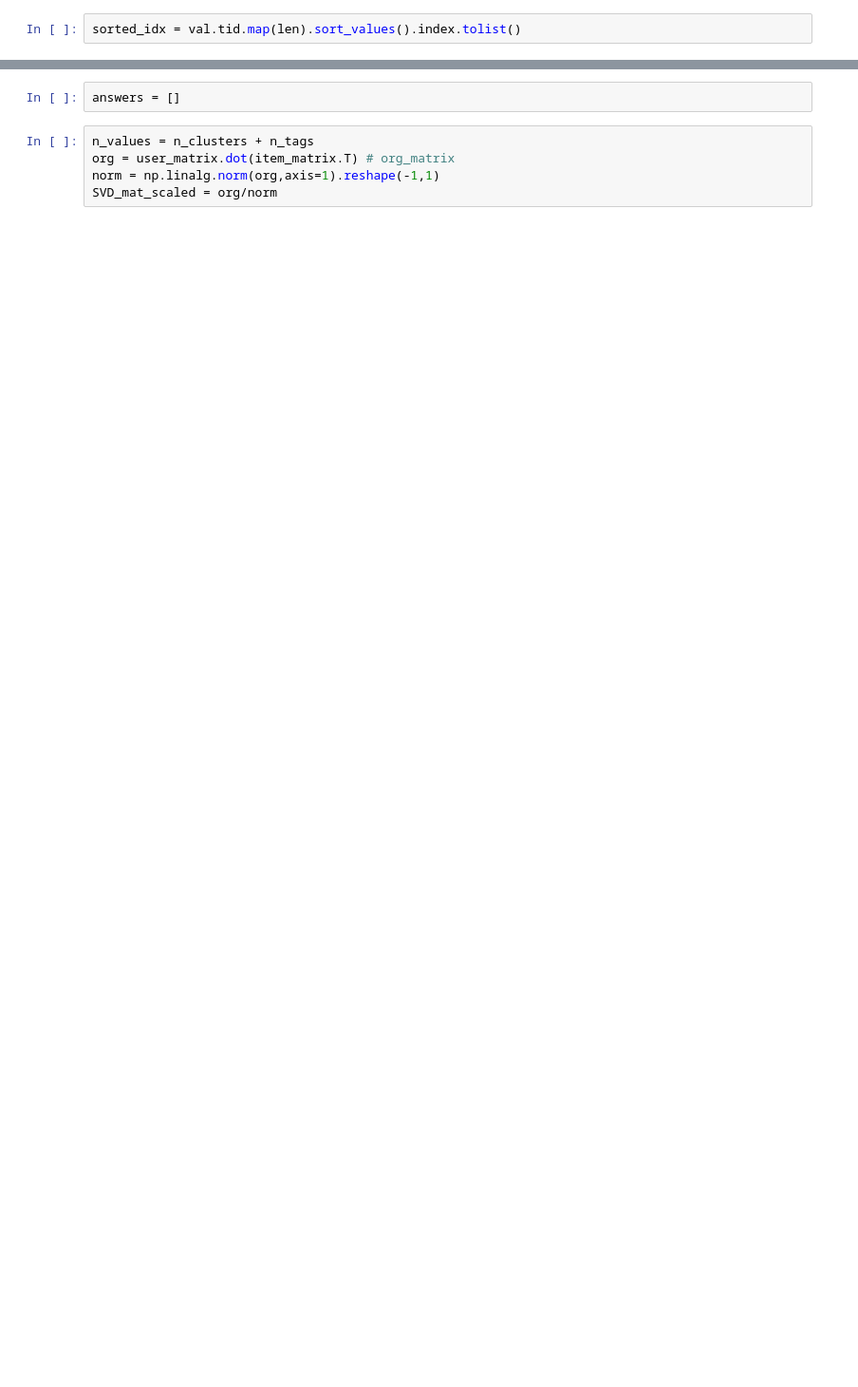
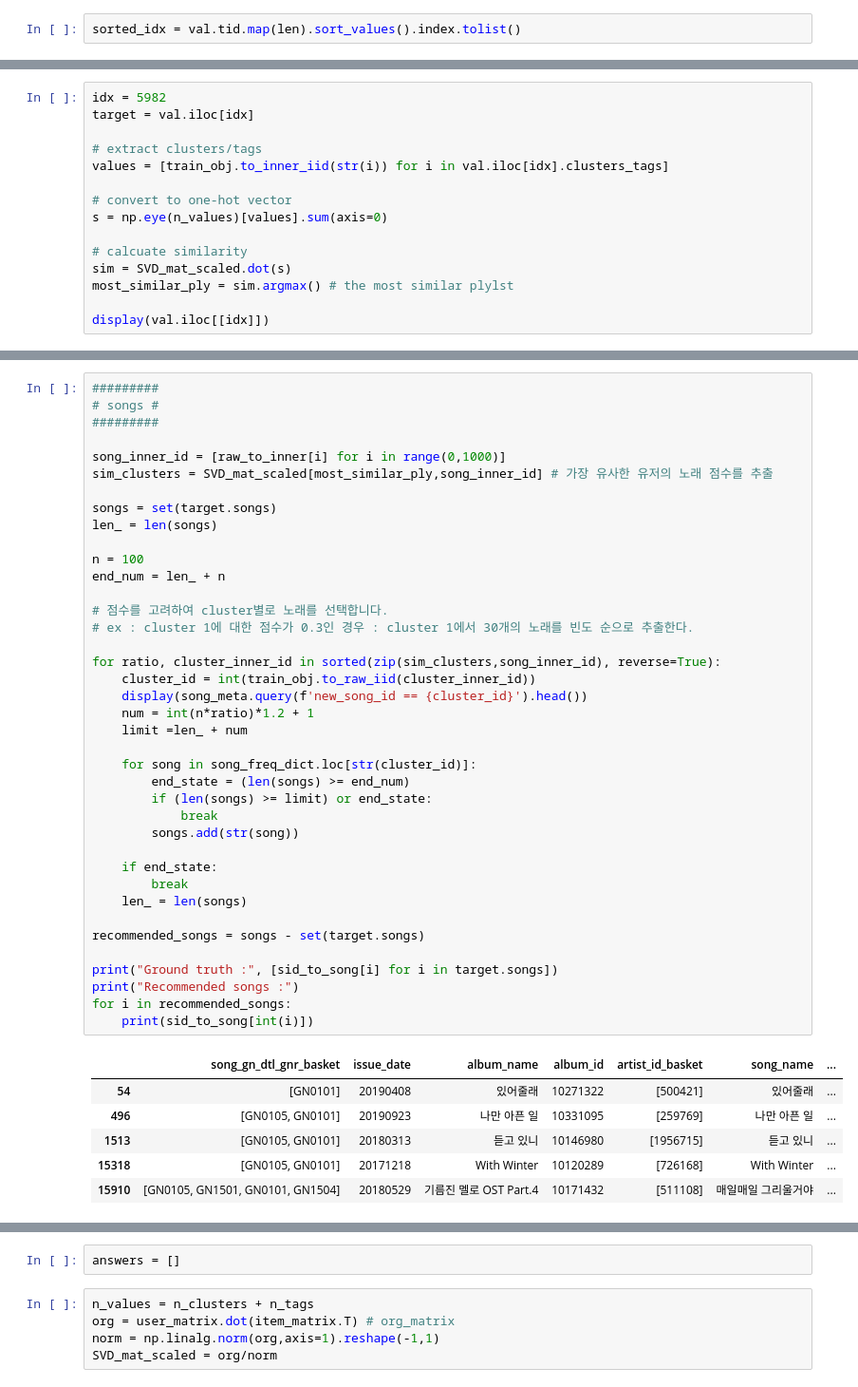
Before and after one commit to haeuuu/Alternating-LeastSquares-for-Playlist-Continuation, a Jupyter notebook: pred_validation.ipynb, the cells around one changed output, grey strips where cells are left out. Shown at 95% size. Saved outputs shown, nothing was run; the diff lists cells and outputs as text; blank space fills up the shorter version.

```diff
--- a/pred_validation.ipynb
+++ b/pred_validation.ipynb
@@ -275,0 +397,15 @@ from tqdm import tqdm
+# %%
+idx = 5982
+target = val.iloc[idx]
+
+# extract clusters/tags
+values = [train_obj.to_inner_iid(str(i)) for i in val.iloc[idx].clusters_tags]
+
+# convert to one-hot vector
+s = np.eye(n_values)[values].sum(axis=0)
+
+# calcuate similarity
+sim = SVD_mat_scaled.dot(s)
+most_similar_ply = sim.argmax() # the most similar plylst
+
+display(val.iloc[[idx]])
@@ -275,0 +421,46 @@ from tqdm import tqdm
+# %%
+#########
+# songs #
+#########
+
+song_inner_id = [raw_to_inner[i] for i in range(0,1000)]
+sim_clusters = SVD_mat_scaled[most_similar_ply,song_inner_id] # 가장 유사한 유저의 노래 점수를 추출
+
+songs = set(target.songs)
+len_ = len(songs)
+
+n = 100
+end_num = len_ + n
+
+# 점수를 고려하여 cluster별로 노래를 선택합니다.
+# ex : cluster 1에 대한 점수가 0.3인 경우 : cluster 1에서 30개의 노래를 빈도 순으로 추출한다.
+
+for ratio, cluster_inner_id in sorted(zip(sim_clusters,song_inner_id), reverse=True):
+    cluster_id = int(train_obj.to_raw_iid(cluster_inner_id))
+    display(song_meta.query(f'new_song_id == {cluster_id}').head())
+    num = int(n*ratio)*1.2 + 1
+    limit =len_ + num
+
+    for song in song_freq_dict.loc[str(cluster_id)]:
+        end_state = (len(songs) >= end_num)
+        if (len(songs) >= limit) or end_state:
+            break
+        songs.add(str(song))
+
+    if end_state:
+        break
+    len_ = len(songs)
+
+recommended_songs = songs - set(target.songs)
+
+print("Ground truth :", [sid_to_song[i] for i in target.songs])
+print("Recommended songs :")
+for i in recommended_songs:
+    print(sid_to_song[int(i)])
+# %% [output]
+|  | song_gn_dtl_gnr_basket | issue_date | album_name | album_id | artist_id_basket | song_name | ... |
+| 54 | [GN0101] | 20190408 | 있어줄래 | 10271322 | [500421] | 있어줄래 | ... |
+| 496 | [GN0105, GN0101] | 20190923 | 나만 아픈 일 | 10331095 | [259769] | 나만 아픈 일 | ... |
+| 1513 | [GN0105, GN0101] | 20180313 | 듣고 있니 | 10146980 | [1956715] | 듣고 있니 | ... |
+| 15318 | [GN0105, GN0101] | 20171218 | With Winter | 10120289 | [726168] | With Winter | ... |
+| 15910 | [GN0105, GN1501, GN0101, GN1504] | 20180529 | 기름진 멜로 OST Part.4 | 10171432 | [511108] | 매일매일 그리울거야 | ... |
```
Also changed, not shown: parts of 34 cells of this notebook.
